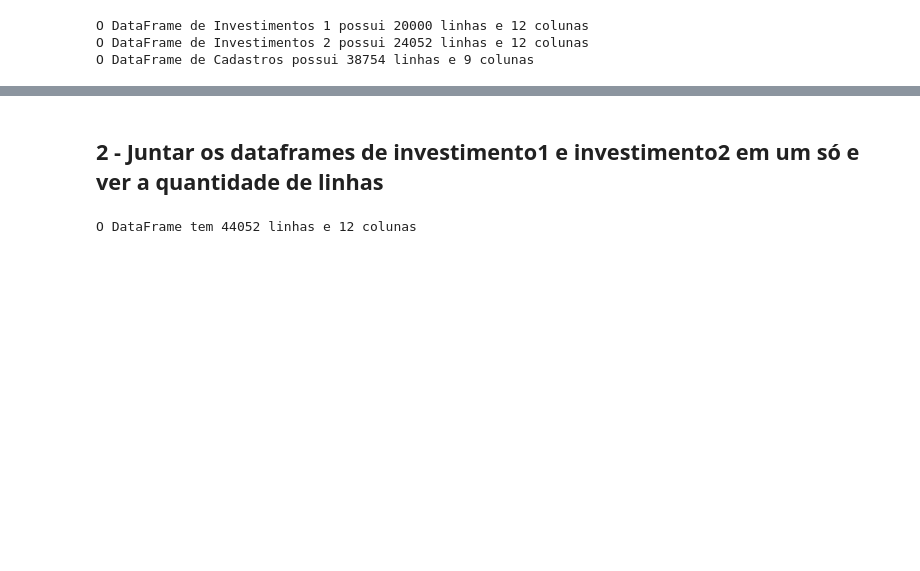
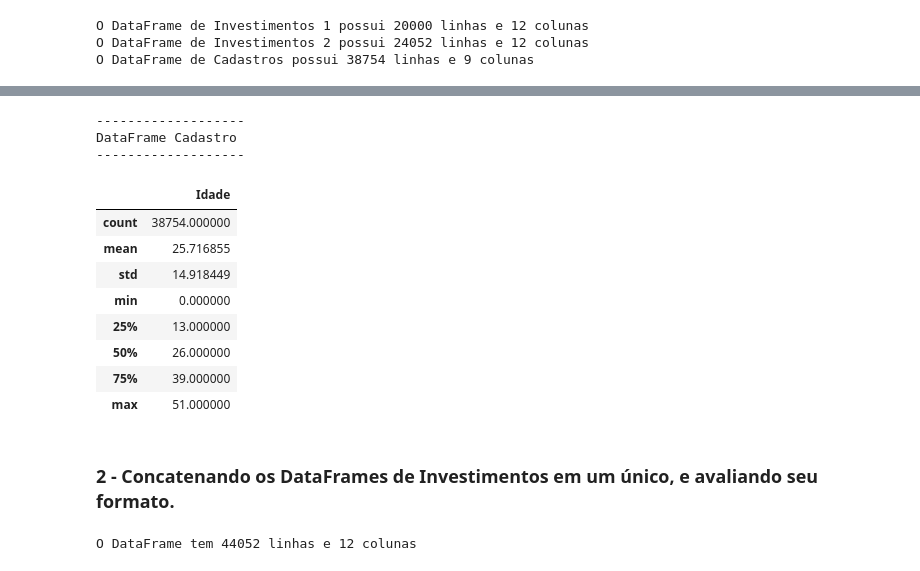
Before and after one commit to guioliveiras/investor-analysis, a Jupyter notebook: Proj 1 - pandas - notebook.ipynb, the cells around one changed output, grey strips where cells are left out. Cells and saved outputs as stored; diff of their text form; code cells hidden in the pictures; blank space fills up the shorter version.

```diff
--- a/Proj 1 - pandas - notebook.ipynb
+++ b/Proj 1 - pandas - notebook.ipynb
@@ -85,5 +198,23 @@ display(invest_2.describe())
+# %%
+print('-'*19)
+print('DataFrame Cadastro')
+print('-'*19)
+display(cadastro.describe())
+# %% [output]
+-------------------
+DataFrame Cadastro
+-------------------
+|  | Idade |
+| count | 38754.000000 |
+| mean | 25.716855 |
+| std | 14.918449 |
+| min | 0.000000 |
+| 25% | 13.000000 |
+| 50% | 26.000000 |
+| 75% | 39.000000 |
+| max | 51.000000 |
 # %% [markdown]
-## 2 - Juntar os dataframes de investimento1 e investimento2 em um só e ver a quantidade de linhas
+### 2 - Concatenando os DataFrames de Investimentos em um único, e avaliando seu formato.
 # %%
 df = pd.concat([invest_1, invest_2], axis=0)
 print(f"O DataFrame tem {df.shape[0]} linhas e {df.shape[1]} colunas")
```
Also changed, not shown: parts of 25 cells of this notebook, 1 other file.
